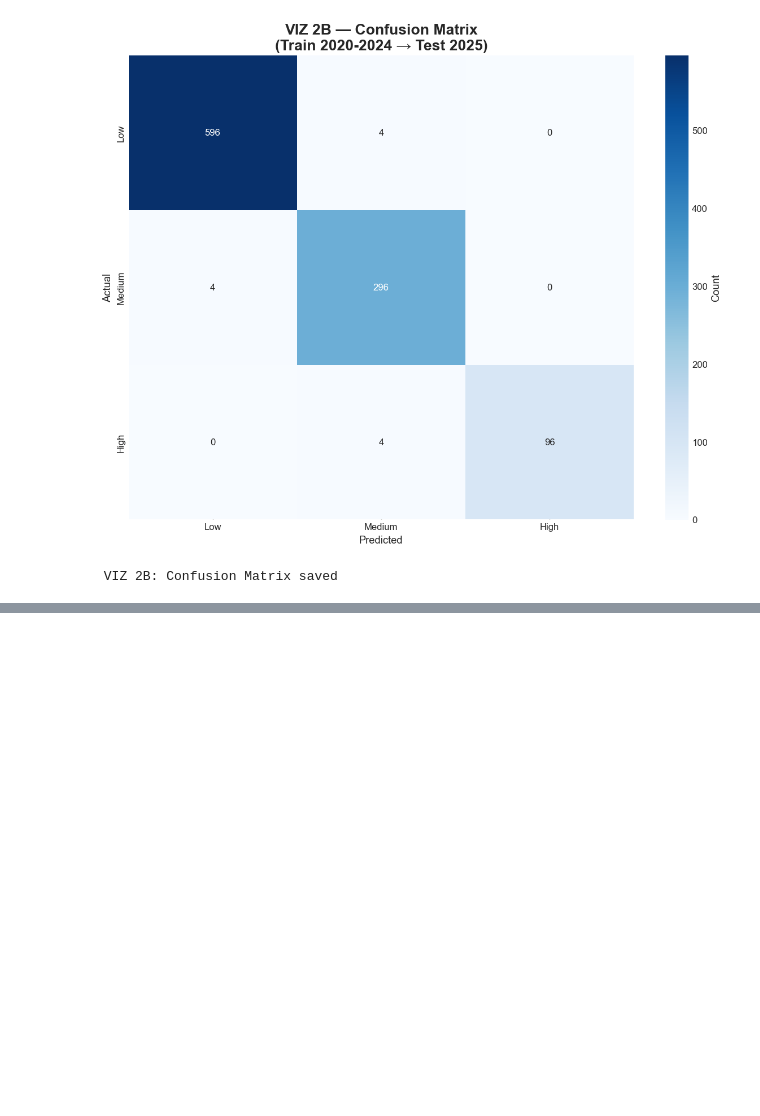
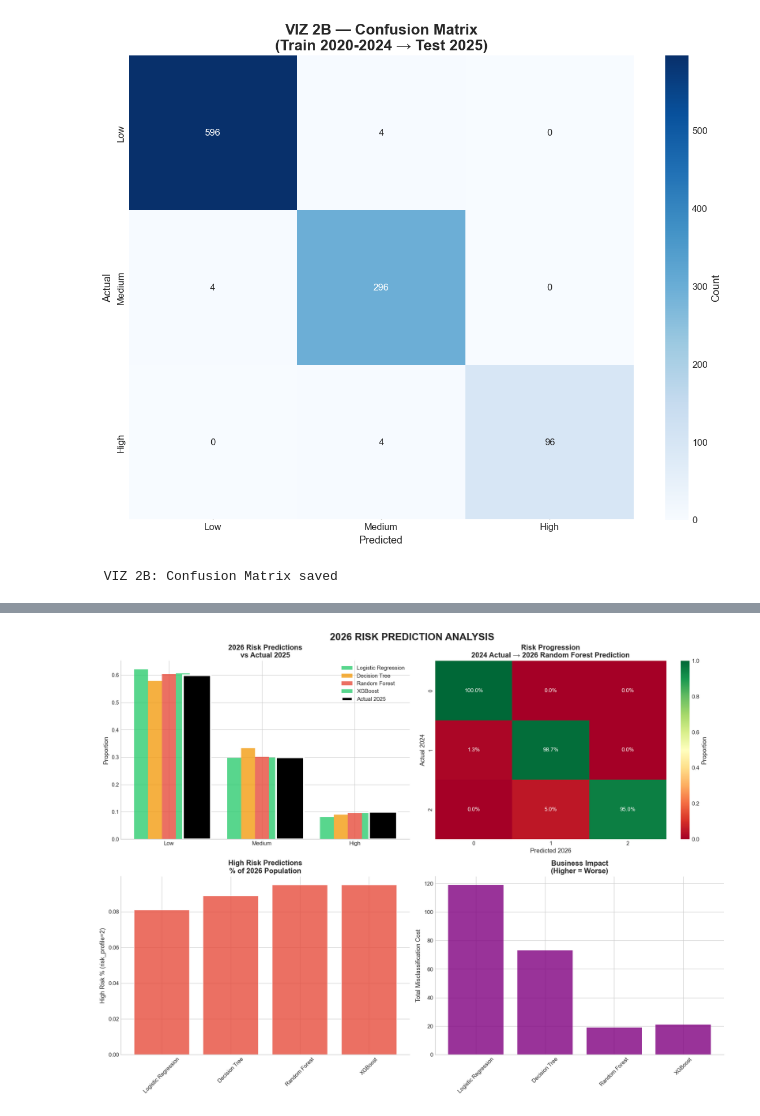
Before and after one commit to tlee23-dot/Gambling-ML-, a Jupyter notebook: notebooks/Gambling_Risk.ipynb, the cells around one changed output, grey strips where cells are left out. Drawn from its saved outputs; the diff is of its cells as text; code cells hidden in the pictures; blank space fills up the shorter version.

```diff
--- a/notebooks/Gambling_Risk.ipynb
+++ b/notebooks/Gambling_Risk.ipynb
@@ -488,0 +576,67 @@ Likely causes:
+# %%
+# VIZ 2: 2026 Population Risk Distribution
+fig, ((ax1, ax2), (ax3, ax4)) = plt.subplots(2, 2, figsize=(16, 12))
+
+# Actual 2025 vs Predicted 2026
+actual_dist = pd.Series(y_test).value_counts(normalize=True).sort_index()
+pred_dist_all = {}
+for name, res in results.items():
+    pred_dist_all[name] = pd.Series(res['predictions']).value_counts(normalize=True).sort_index()
+
+x = np.arange(3)
+width = 0.15
+
+for i, name in enumerate(results.keys()):
+    pred_dist = pred_dist_all[name]
+    ax1.bar(x + i*width, pred_dist.values, width, label=name, alpha=0.8, color=COLORS[i%3])
+ax1.bar(x + len(results)*width, actual_dist.values, width*2,
+        label='Actual 2025', alpha=1, color='black', edgecolor='white', linewidth=3)
+ax1.set_xticks(x + width*2)
+ax1.set_xticklabels([LABEL_MAP[i] for i in range(3)])
+ax1.set_ylabel('Proportion')
+ax1.set_title('2026 Risk Predictions\nvs Actual 2025', fontweight='bold')
+ax1.legend()
+
+# Risk Escalation Matrix (Actual 2024 → Predicted 2026)
+# Use 2024 data as "baseline"
+df_2024 = df_scaled[df_scaled['data_year'] == 2024]
+df_2025 = df_scaled[df_scaled['data_year'] == 2025]
+
+best_model = max(results.keys(), key=lambda k: results[k]['f1'])
+best_preds = results[best_model]['predictions']
+
+risk_matrix = pd.crosstab(df_2024.set_index('player_id')[TARGET],
+                         pd.Series(best_preds, index=df_2025.set_index('player_id').index),
+                         normalize='index')
+sns.heatmap(risk_matrix, annot=True, fmt='.1%', cmap='RdYlGn', center=0.5,
+            ax=ax2, cbar_kws={'label': 'Proportion'})
+ax2.set_title(f'Risk Progression\n2024 Actual → 2026 {best_model} Prediction', fontweight='bold')
+ax2.set_xlabel('Predicted 2026')
+ax2.set_ylabel('Actual 2024')
+
+# High Risk Prediction Rate by Model
+high_risk_rates = [np.mean(res['predictions'] == 2) for res in results.values()]
+ax3.bar(results.keys(), high_risk_rates, color=COLORS[2], alpha=0.8, edgecolor='white')
+ax3.set_ylabel('High Risk % (risk_profile=2)')
+ax3.set_title('High Risk Predictions\n% of 2026 Population', fontweight='bold')
+ax3.tick_params(axis='x', rotation=45)
+
+# Business Impact (Cost of Misclassification)
+cost_matrix = np.array([[0, 1, 3], [1, 0, 2], [2, 3, 0]])  # False negatives cost more
+business_costs = {}
+for name, res in results.items():
+    cm = confusion_matrix(y_test, res['predictions'])
+    cost = np.sum(cm * cost_matrix)
+    business_costs[name] = cost
+
+ax4.bar(business_costs.keys(), business_costs.values(), color='purple', alpha=0.8)
+ax4.set_ylabel('Total Misclassification Cost')
+ax4.set_title('Business Impact\n(Higher = Worse)', fontweight='bold')
+ax4.tick_params(axis='x', rotation=45)
+
+plt.suptitle('2026 RISK PREDICTION ANALYSIS', fontsize=18, fontweight='bold', y=0.98)
+plt.tight_layout()
+plt.savefig(FIGURES_DIR / "VIZ_2026_risk_predictions.png", dpi=300, bbox_inches='tight')
+plt.show()
+# %% [output]
+[figure, added]
```
Also changed, not shown: parts of 7 cells of this notebook, 10 other files.
